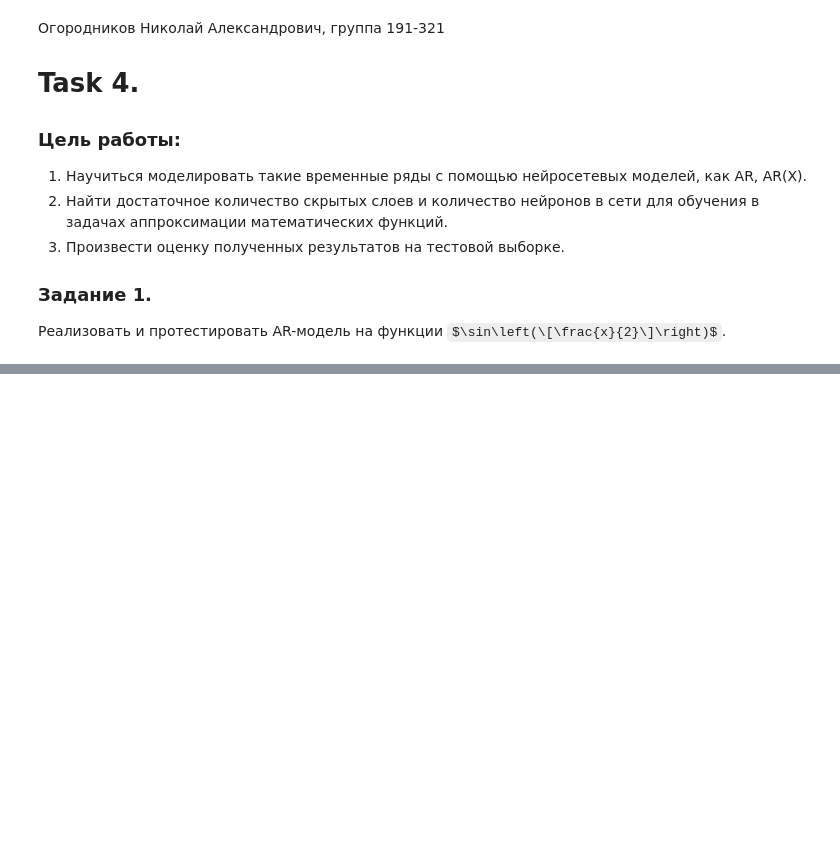
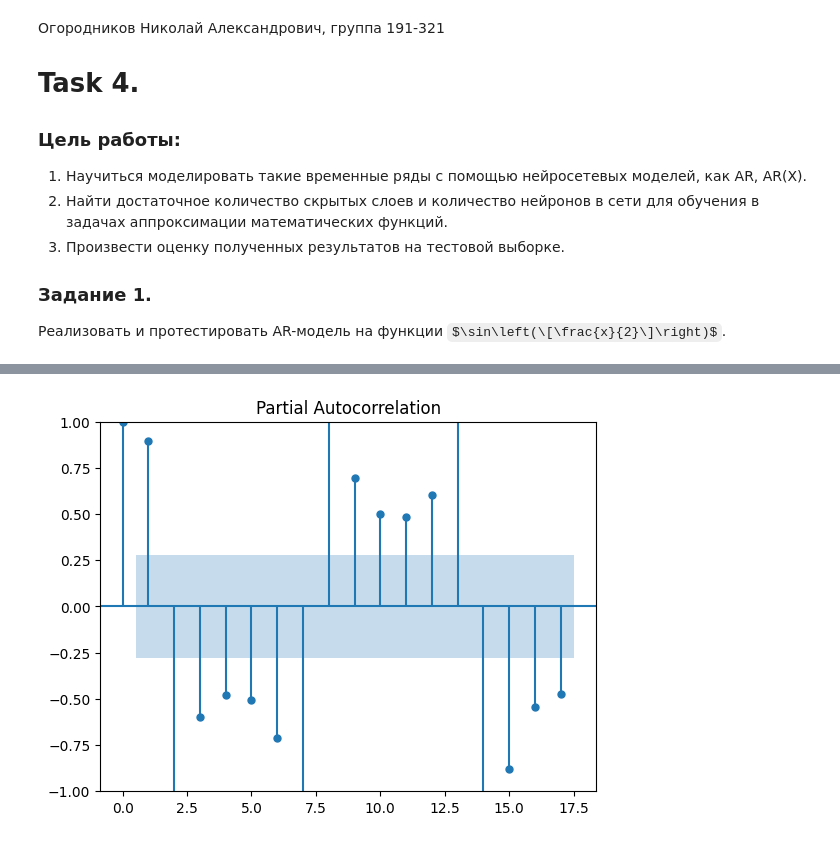
Before and after one commit to kolus-mospolytech/machine_learning-7sem, a Jupyter notebook: task4/task4.ipynb, the cells around one changed output, grey strips where cells are left out. Drawn from its saved outputs; the diff is of its cells as text; code cells hidden in the pictures; some formulas as TeX source; blank space fills up the shorter version.

```diff
--- a/task4/task4.ipynb
+++ b/task4/task4.ipynb
@@ -28,3 +67,12 @@ plt.show()
+# %%
+from statsmodels.graphics.tsaplots import plot_pacf
+
+# строим PACF график
+# частичная автокорреляция (Partial Autocorrelation) — это краткая характеристика взаимосвязи между наблюдением во временном ряду и наблюдениями на предыдущем отрезке времени, когда влияние малой задержки устранено
+# автокорреляция состоит как из прямой, так и из косвенной корреляции. И именно последние пытается удалить функция частичной автокорреляции. Оттуда и название – "частичная"
+pacf = plot_pacf(np.array(y_data))
+# %% [output]
+[figure, added]
 # %%
 from statsmodels.tsa.ar_model import AutoReg
 
```
Also changed, not shown: parts of 6 cells of this notebook.
